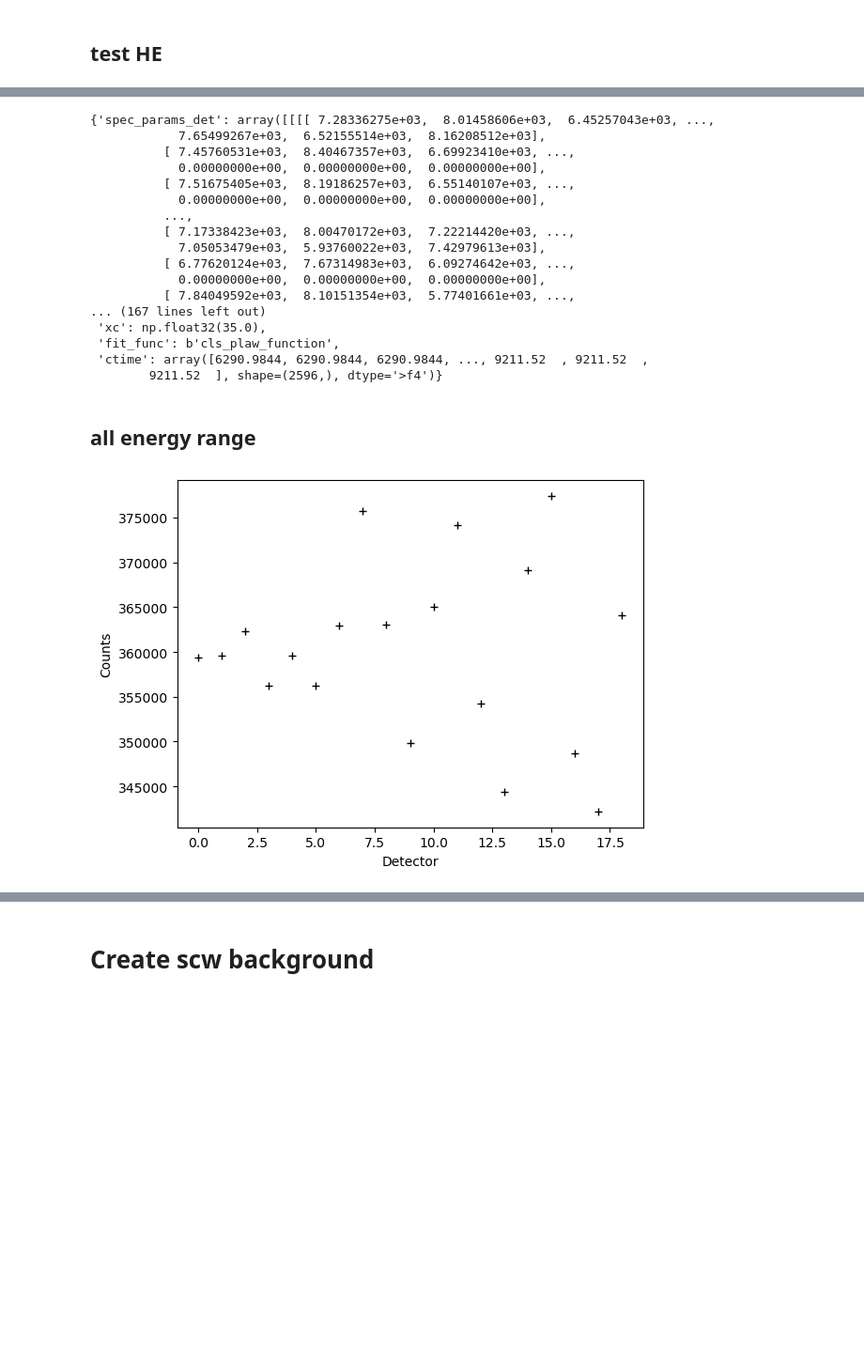
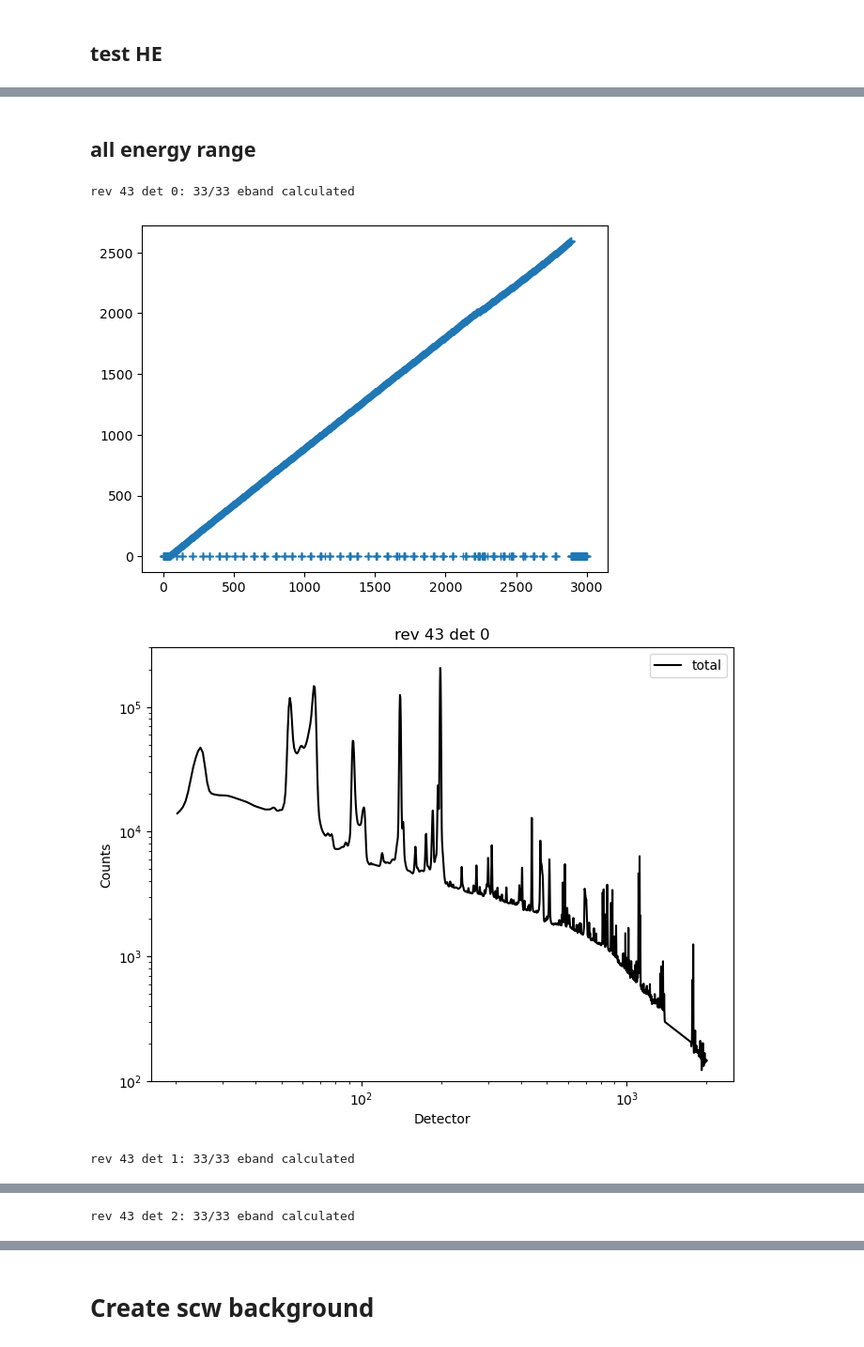
Before and after one commit to tristanbouchet/spibackground, a Jupyter notebook: test_background.ipynb, the cells around one changed output, grey strips where cells are left out. Shown at 94% size. Drawn from its saved outputs; the diff is of its cells as text; code cells hidden in the pictures; blank space fills up the shorter version.

Commit message:
Add HE
now handles HE (single). added faster way of computing lines with exponnorm. fixed param indexing in Cls2PLModel

```diff
--- a/test_background.ipynb
+++ b/test_background.ipynb
@@ -30,16 +61,13 @@ array([ 2.78088330e+03, -2.64273237e+00,  3.12576608e+01,  2.00113539e+03,
 # %%
 # spec_param_dir = '/data1/ipp_afs_mirror/integral/data/databases/spi_line_db/data/save/0043-2877'
 evt_type='SE'
-rev_start, rev_stop = '0043', '2887' # 356_408
-spec_param_dir= '/Users/tbastro/SPI_analysis/BACKGROUND/BG_SAV'
-spec_params_path_list = glob(f'{spec_param_dir}/{evt_type}/com_spec_params_e*_revidx_{rev_start}-{rev_stop}.sav')
-spec_params_path_list = order_path_list(spec_params_path_list)
+spec_param_dir= f'/Users/tbastro/SPI_analysis/BACKGROUND/BG_SAV/{evt_type}/'
+bkg_full = BkgList(spec_param_dir, evt_type=evt_type)
+print(bkg_full)
 
-spec_param_file=spec_params_path_list[0]
-print(spec_param_file)
-bkg = BkgEband(evt_type, '', spec_param_file)
+bkg = bkg_full.bkg_range_list[0]
 for ndet in range(1):
-    bkg.calc_spec_rev_det_eband(nrev=100, ndet=ndet, E=None, plot=True)
+    bkg.calc_spec_pid_det_eband(pid=100, det=ndet, E=None, plot=True)
     plt.show()
 bkg.idx_range
 # %% [output]
@@ -49,43 +81,25 @@ array([ 4,  5,  6,  7,  8,  9, 10, 11, 12, 13, 14, 15, 16, 17, 18, 19, 20,
        21, 22, 23, 24, 25, 26, 27, 28, 29, 30, 31, 32, 33, 34, 35, 36, 37,
        38, 39, 40, 41, 42, 43, 44, 45, 46, 47, 48, 49, 50, 51, 52, 53, 54,
        55, 56, 57, 58, 59, 60, 61, 62, 63], dtype='>i4')
-# %%
-bkg.param_sav
-# %% [output]
-{'spec_params_det': array([[[[ 7.28336275e+03,  8.01458606e+03,  6.45257043e+03, ...,
-            7.65499267e+03,  6.52155514e+03,  8.16208512e+03],
-          [ 7.45760531e+03,  8.40467357e+03,  6.69923410e+03, ...,
-            0.00000000e+00,  0.00000000e+00,  0.00000000e+00],
-          [ 7.51675405e+03,  8.19186257e+03,  6.55140107e+03, ...,
-            0.00000000e+00,  0.00000000e+00,  0.00000000e+00],
-          ...,
-          [ 7.17338423e+03,  8.00470172e+03,  7.22214420e+03, ...,
-            7.05053479e+03,  5.93760022e+03,  7.42979613e+03],
-          [ 6.77620124e+03,  7.67314983e+03,  6.09274642e+03, ...,
-            0.00000000e+00,  0.00000000e+00,  0.00000000e+00],
-          [ 7.84049592e+03,  8.10151354e+03,  5.77401661e+03, ...,
-... (167 lines left out)
- 'xc': np.float32(35.0),
- 'fit_func': b'cls_plaw_function',
- 'ctime': array([6290.9844, 6290.9844, 6290.9844, ..., 9211.52  , 9211.52  ,
-        9211.52  ], shape=(2596,), dtype='>f4')}
 # %% [markdown]
 ## all energy range
 # %%
 %matplotlib inline
 emin, emax = 30,40
 F_list=[]
-bkg_full = BkgList(spec_params_path_list, evt_type=evt_type)
-for det in range(19):
-    bkg_full.calc_spec_rev_det(nrev=43, ndet=det)
-    mask = (bkg_full.E_range_merged>emin)&(bkg_full.E_range_merged<emax)
-    F_list.append(sum(bkg_full.total_spec[mask]))
-    # ax=bkg_full.plot()
-    # ax.set_ylim(1e2, 3e5)
-    # plt.show()
+for det in range(3):
+    bkg_full.calc_spec_pid_det(pid=43, det=det)
+    # mask = (bkg_full.E_range_merged>emin)&(bkg_full.E_range_merged<emax)
+    # F_list.append(sum(bkg_full.total_spec[mask]))
+    ax=bkg_full.plot()
+    ax.set_ylim(1e2, 3e5)
+    ax.set_xlabel('Detector');ax.set_ylabel('Counts')
+    plt.show()
 
-plt.step(np.arange(19), F_list,'k+', where='mid')
-plt.xlabel('Detector');plt.ylabel('Counts')
+# plt.step(np.arange(19), F_list,'k+', where='mid')
 plt.show()
 # %% [output]
+rev 43 det 0: 33/33 eband calculated
-[figure, old version]
+[figure, new version]
+[figure, added]
+rev 43 det 1: 33/33 eband calculated
@@ -91,0 +107 @@ plt.show()
+rev 43 det 2: 33/33 eband calculated
```
Also changed, not shown: parts of 8 cells of this notebook, 2 other files.
